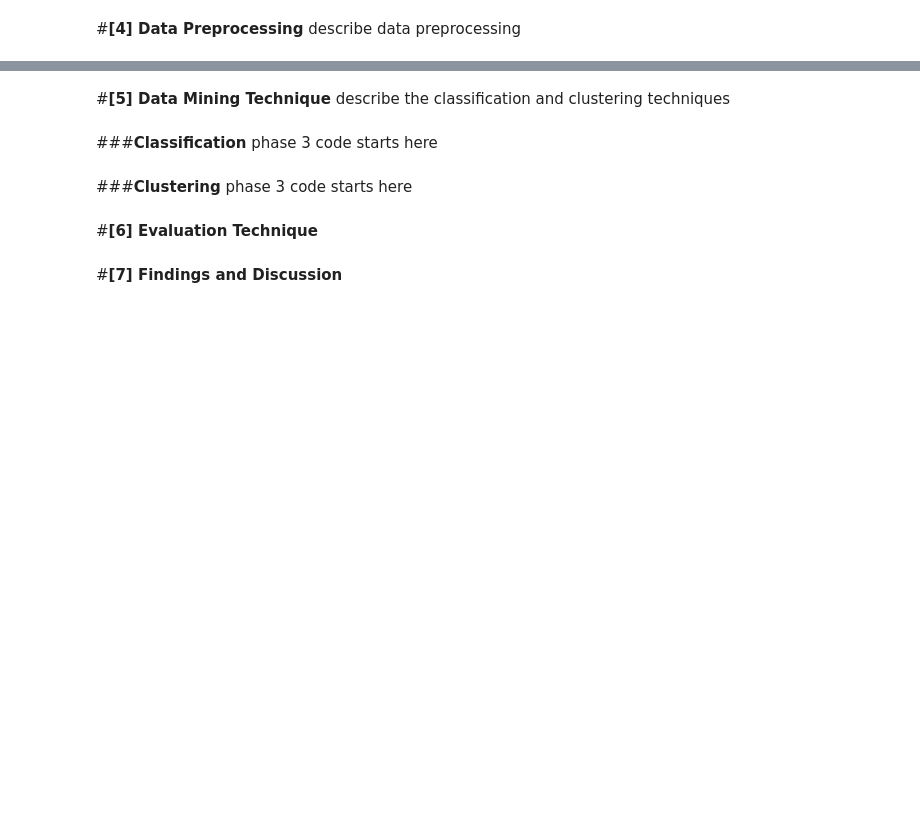
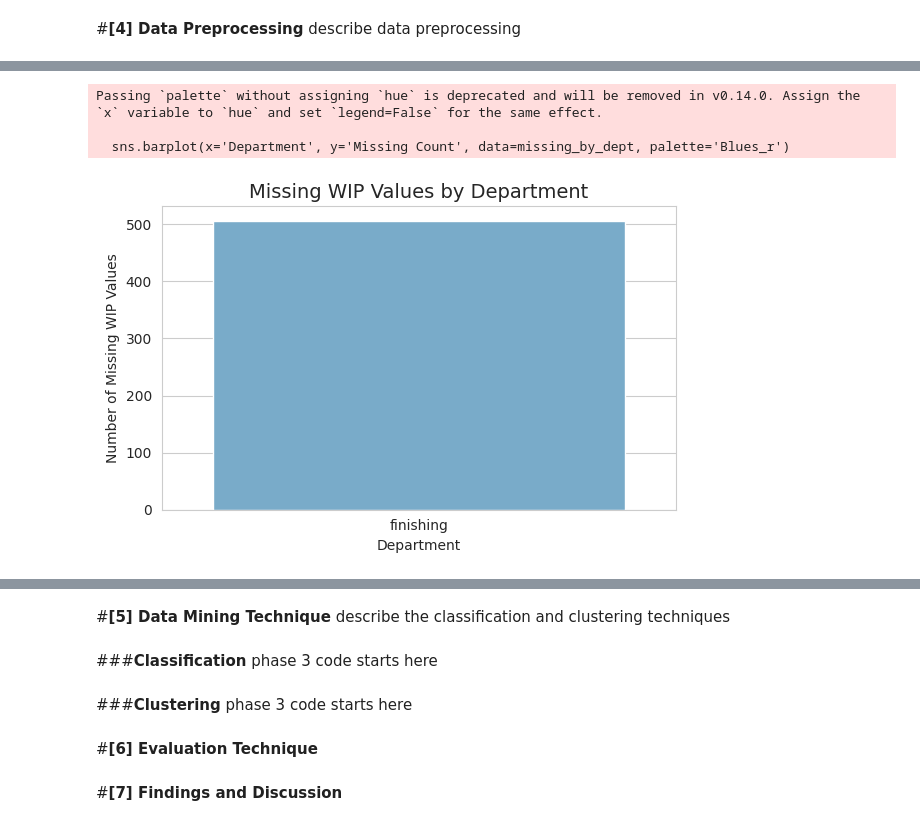
Before and after one commit to Falhebshi/Data-Mining, a Jupyter notebook: Phase3.ipynb, the cells around one changed output, grey strips where cells are left out. Cells and saved outputs as stored; diff of their text form; code cells hidden in the pictures; blank space fills up the shorter version.

```diff
--- a/Phase3.ipynb
+++ b/Phase3.ipynb
@@ -46,0 +257,21 @@ describe data preprocessing
+# %%
+# Filter rows where WIP is missing
+missing_wip = Preprocessed_dataset[Preprocessed_dataset['wip'].isnull()]
+
+# Count missing WIP by department
+missing_by_dept = missing_wip['department'].value_counts().reset_index()
+missing_by_dept.columns = ['Department', 'Missing Count']
+
+# Plot
+plt.figure(figsize=(6,4))
+sns.barplot(x='Department', y='Missing Count', data=missing_by_dept, palette='Blues_r')
+plt.title('Missing WIP Values by Department', fontsize=14)
+plt.xlabel('Department')
+plt.ylabel('Number of Missing WIP Values')
+plt.tight_layout()
+plt.show()
+# %% [output]
+Passing `palette` without assigning `hue` is deprecated and will be removed in v0.14.0. Assign the `x` variable to `hue` and set `legend=False` for the same effect.
+
+  sns.barplot(x='Department', y='Missing Count', data=missing_by_dept, palette='Blues_r')
+[figure, added]
```
Also changed, not shown: parts of 17 cells of this notebook.
